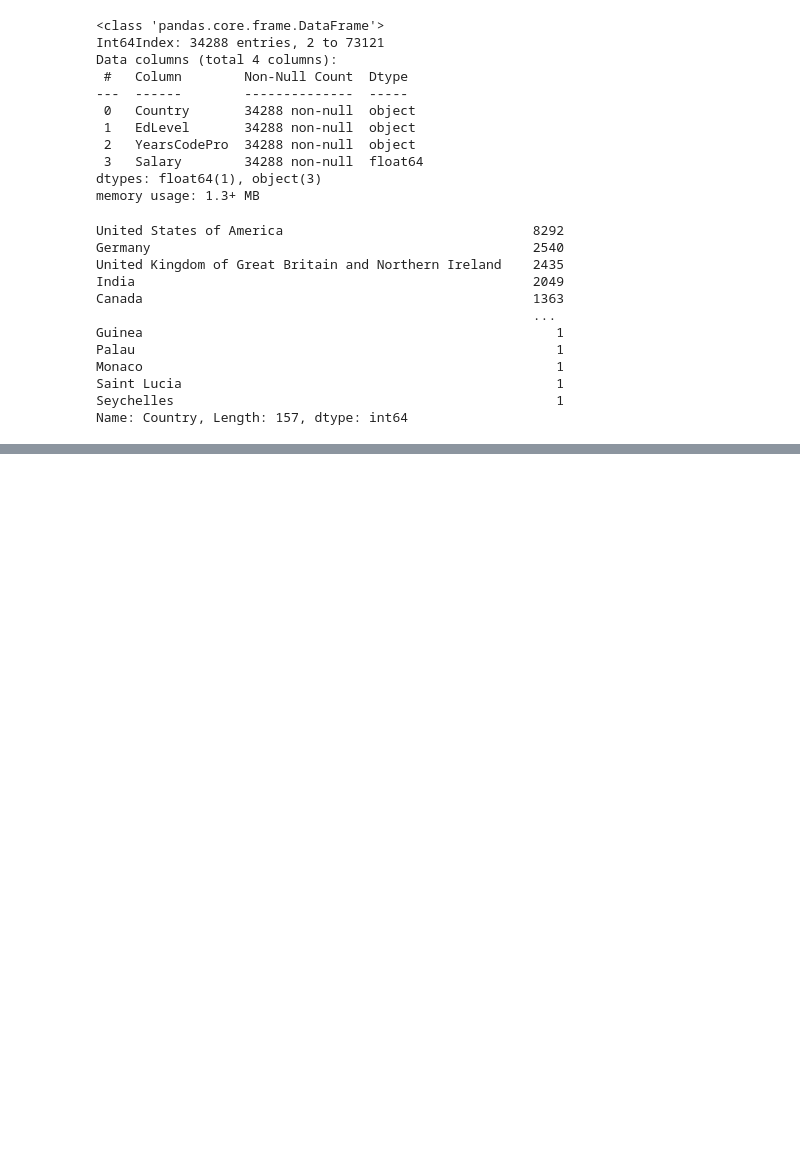
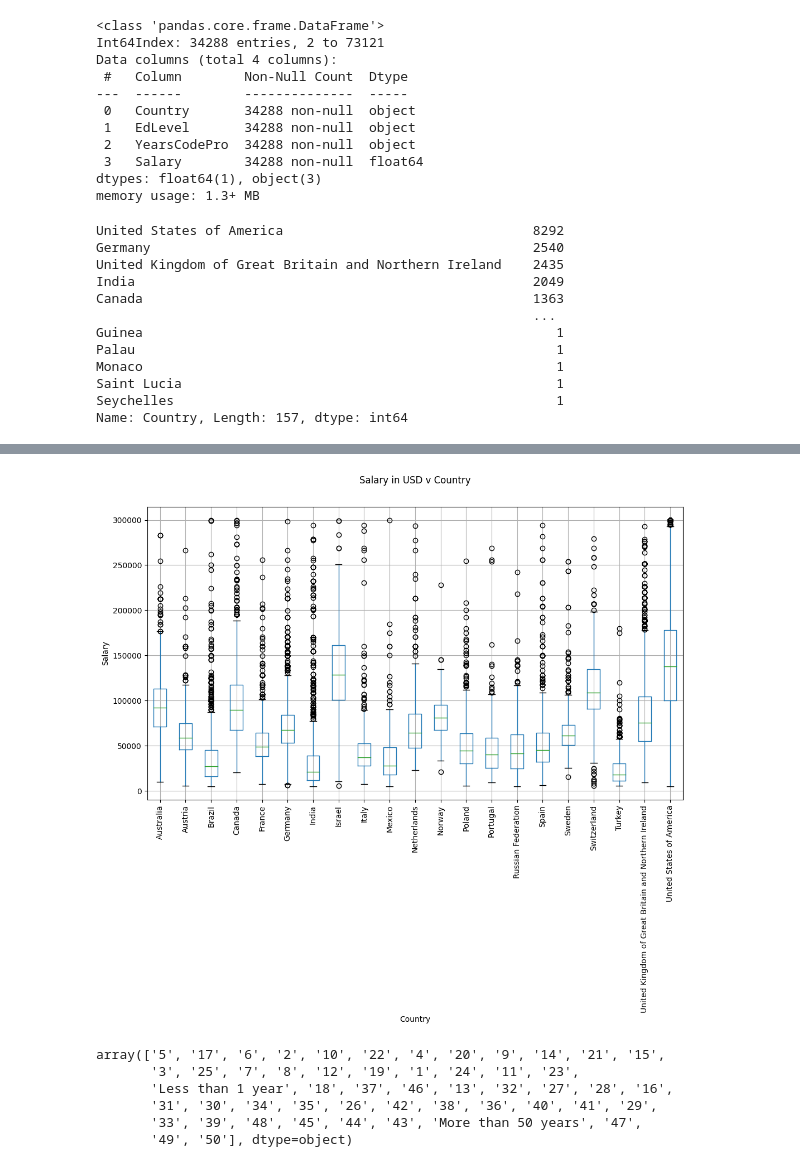
Before and after one commit to LoyumM/salary-prediction, a Jupyter notebook: EDA and model training.ipynb, the cells around one changed output, grey strips where cells are left out. Drawn from its saved outputs; the diff is of its cells as text; code cells hidden in the pictures; blank space fills up the shorter version.

```diff
--- a/EDA and model training.ipynb
+++ b/EDA and model training.ipynb
@@ -205,0 +234,19 @@ def shorten_categories(categories, cutoff):
+# %%
+fig, ax = plt.subplots(1,1, figsize=(12,7))
+df.boxplot('Salary','Country', ax=ax)
+plt.suptitle('Salary in USD v Country')
+plt.title('')
+plt.ylabel('Salary')
+plt.xticks(rotation=90)
+plt.show()
+# %% [output]
+[figure, added]
+# %%
+df['YearsCodePro'].unique()
+# %% [output]
+array(['5', '17', '6', '2', '10', '22', '4', '20', '9', '14', '21', '15',
+       '3', '25', '7', '8', '12', '19', '1', '24', '11', '23',
+       'Less than 1 year', '18', '37', '46', '13', '32', '27', '28', '16',
+       '31', '30', '34', '35', '26', '42', '38', '36', '40', '41', '29',
+       '33', '39', '48', '45', '44', '43', 'More than 50 years', '47',
+       '49', '50'], dtype=object)
```
Also changed, not shown: parts of 10 cells of this notebook.
